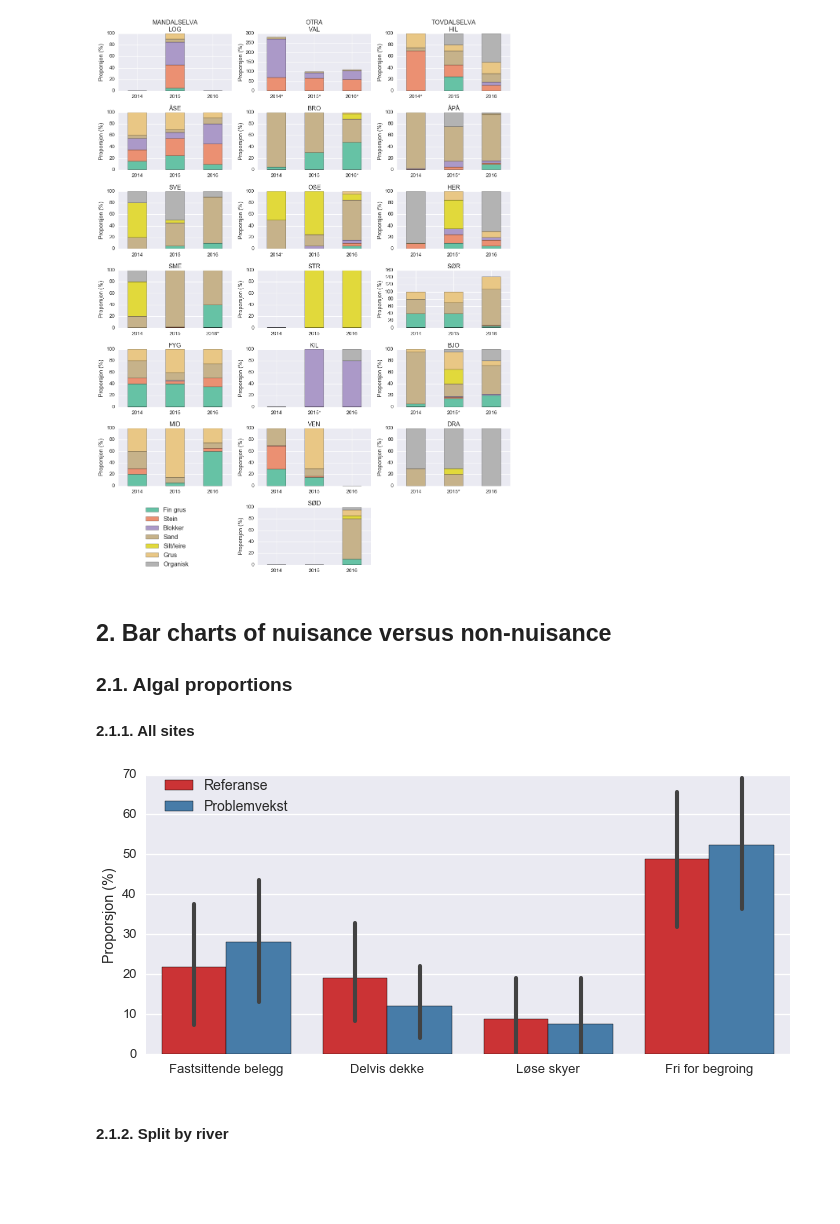
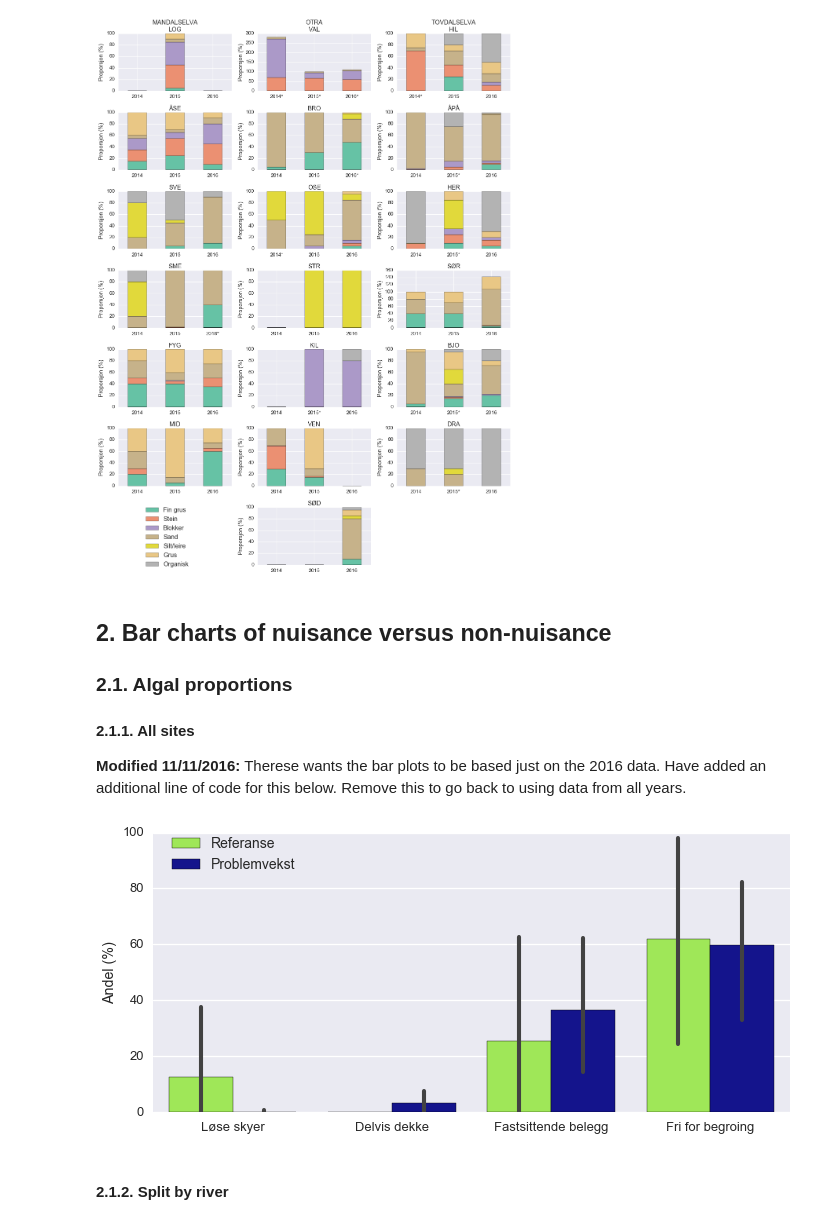
Before and after one commit to JamesSample/krypsiv, a Jupyter notebook: krypsiv_2.ipynb, the cells around one changed output. Saved outputs shown, nothing was run; the diff lists cells and outputs as text; code cells hidden in the pictures; blank space fills up the shorter version.

```diff
--- a/krypsiv_2.ipynb
+++ b/krypsiv_2.ipynb
@@ -184,6 +184,8 @@ plt.savefig(out_path, dpi=300)
 ### 2.1. Algal proportions
 
 #### 2.1.1. All sites
+
+**Modified 11/11/2016:** Therese wants the bar plots to be based just on the 2016 data. Have added an additional line of code for this below. Remove this to go back to using data from all years.
 # %%
 # Read data
 in_xls = (r'C:\Data\James_Work\Staff\Therese_FM\Bulbous_Rushes\Data'
@@ -202,38 +204,44 @@ del alg_df['BEGsum']
 
 # 'Melt' to long data format
 alg_df = pd.melt(alg_df,
                  id_vars=['Kortnavn', 'Name', 'ID', 'Elv', 'Year'],
                  var_name='Class',
-                 value_name='Proporsjon (%)')
+                 value_name='Andel (%)')
 
 # Read site_type
 typ_df = pd.read_excel(in_xls, sheetname='site_type')
 del typ_df['Kortnavn']
 
 # Join
 alg_df = pd.merge(alg_df, typ_df,
                   how='left', on='Name')
 
+# Use just the 2016 data
+alg_df = alg_df.query('Year == 2016')
+
 # Plot
-g = sn.factorplot(x='Class', y='Proporsjon (%)', hue='Type',
+g = sn.factorplot(x='Class', y='Andel (%)', hue='Type',
                   data=alg_df,
                   kind='bar',
+                  order=[u'Løse skyer', 'Delvis dekke', 'Fastsittende belegg', 'Fri for begroing'],
+                  hue_order=['Referanse', 'Problemvekst'],
                   size=5, aspect=2,
                   estimator=np.mean, ci=95,
-                  palette='Set1',
+                  palette={'Referanse':'#9FFF40',
+                           'Problemvekst':'#0000A0'},
                   legend=False)
 
 plt.legend(loc='upper left', bbox_to_anchor=(0.01, 1.03),
            fontsize=14)
 
 plt.xlabel('')
 
 # Save
 out_fold = r'C:\Data\James_Work\Staff\Therese_FM\Bulbous_Rushes\Plots'
-out_path = os.path.join(out_fold, 'alg_bar_nuis_all.png')
+out_path = os.path.join(out_fold, 'alg_bar_nuis_all_2016.png')
 plt.savefig(out_path, dpi=300)
 # %% [output]
-[figure, old version]
+[figure, new version]
 # %% [markdown]
 #### 2.1.2. Split by river
 # %%
```
Also changed, not shown: parts of 14 cells of this notebook, 4 other files.
